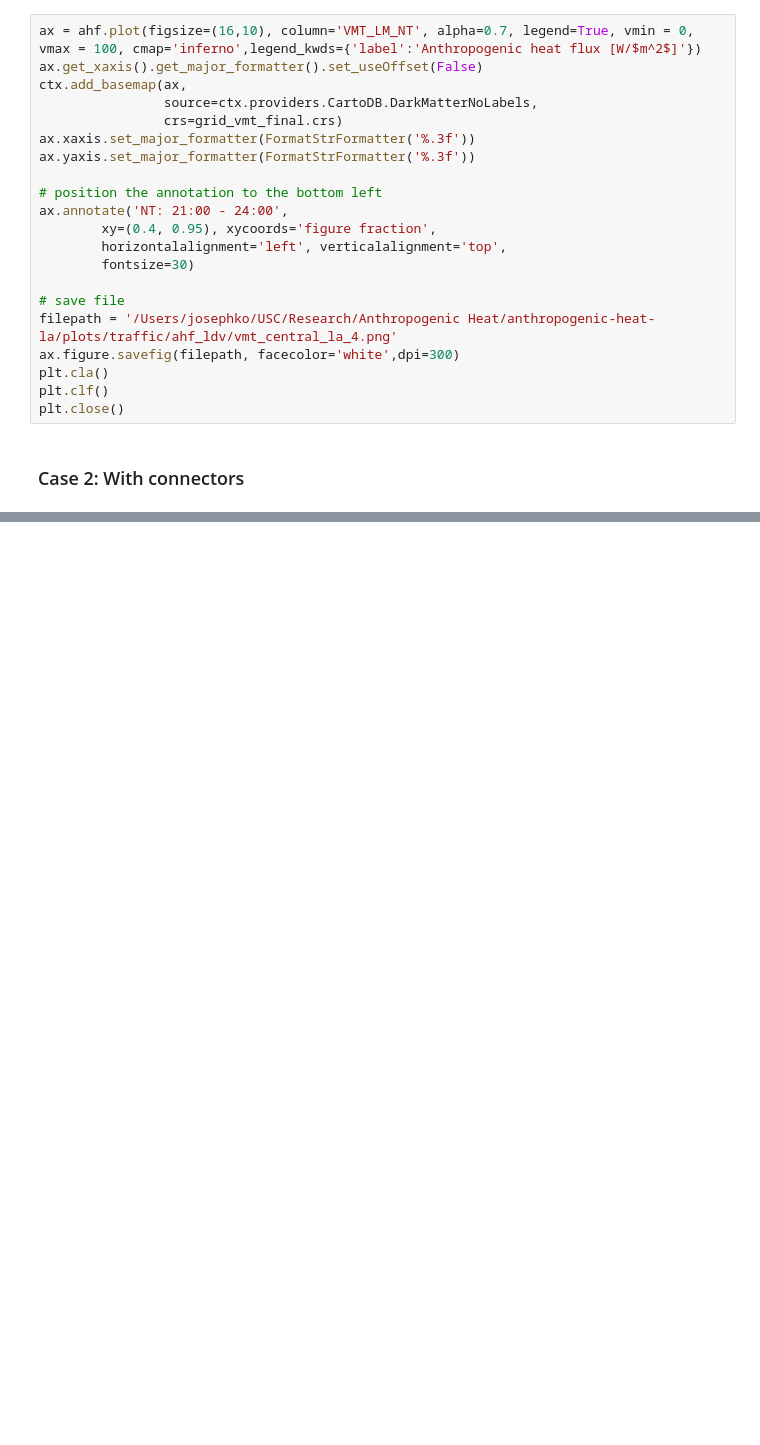
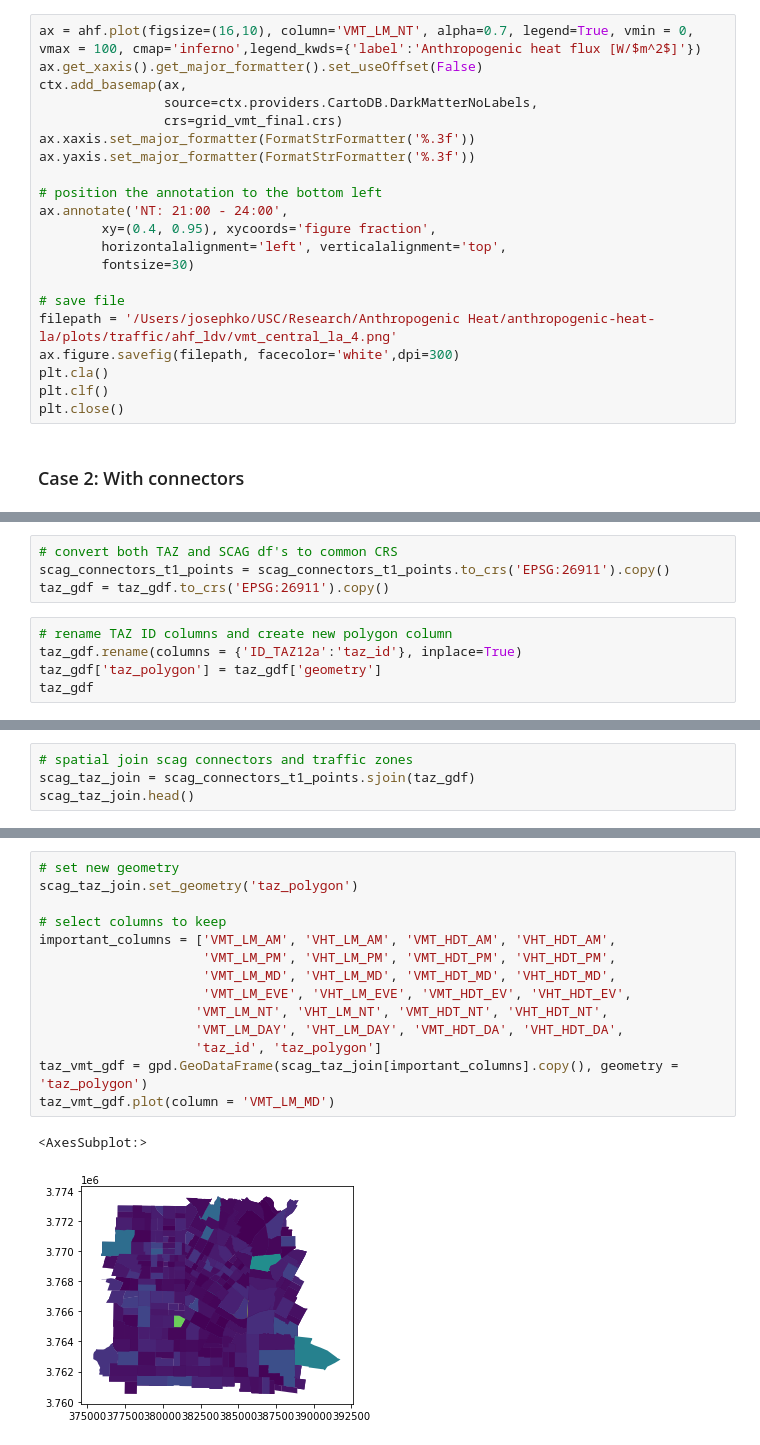
Before and after one commit to josephko91/anthropogenic-heat-la, a Jupyter notebook: traffic.ipynb, the cells around one changed output, grey strips where cells are left out. Saved outputs shown, nothing was run; the diff lists cells and outputs as text; blank space fills up the shorter version.

```diff
--- a/traffic.ipynb
+++ b/traffic.ipynb
@@ -766,0 +782,9 @@ scag_gdf.plot()
+# %%
+# convert both TAZ and SCAG df's to common CRS
+scag_connectors_t1_points = scag_connectors_t1_points.to_crs('EPSG:26911').copy()
+taz_gdf = taz_gdf.to_crs('EPSG:26911').copy()
+# %%
+# rename TAZ ID columns and create new polygon column
+taz_gdf.rename(columns = {'ID_TAZ12a':'taz_id'}, inplace=True)
+taz_gdf['taz_polygon'] = taz_gdf['geometry']
+taz_gdf
@@ -766,0 +809,4 @@ scag_gdf.plot()
+# %%
+# spatial join scag connectors and traffic zones
+scag_taz_join = scag_connectors_t1_points.sjoin(taz_gdf)
+scag_taz_join.head()
@@ -766,0 +830,17 @@ scag_gdf.plot()
+# %%
+# set new geometry
+scag_taz_join.set_geometry('taz_polygon')
+
+# select columns to keep
+important_columns = ['VMT_LM_AM', 'VHT_LM_AM', 'VMT_HDT_AM', 'VHT_HDT_AM',
+                     'VMT_LM_PM', 'VHT_LM_PM', 'VMT_HDT_PM', 'VHT_HDT_PM',
+                     'VMT_LM_MD', 'VHT_LM_MD', 'VMT_HDT_MD', 'VHT_HDT_MD',
+                     'VMT_LM_EVE', 'VHT_LM_EVE', 'VMT_HDT_EV', 'VHT_HDT_EV',
+                    'VMT_LM_NT', 'VHT_LM_NT', 'VMT_HDT_NT', 'VHT_HDT_NT',
+                    'VMT_LM_DAY', 'VHT_LM_DAY', 'VMT_HDT_DA', 'VHT_HDT_DA',
+                    'taz_id', 'taz_polygon']
+taz_vmt_gdf = gpd.GeoDataFrame(scag_taz_join[important_columns].copy(), geometry = 'taz_polygon')
+taz_vmt_gdf.plot(column = 'VMT_LM_MD')
+# %% [output]
+<AxesSubplot:>
+[figure, added]
```
Also changed, not shown: parts of 29 cells of this notebook.
